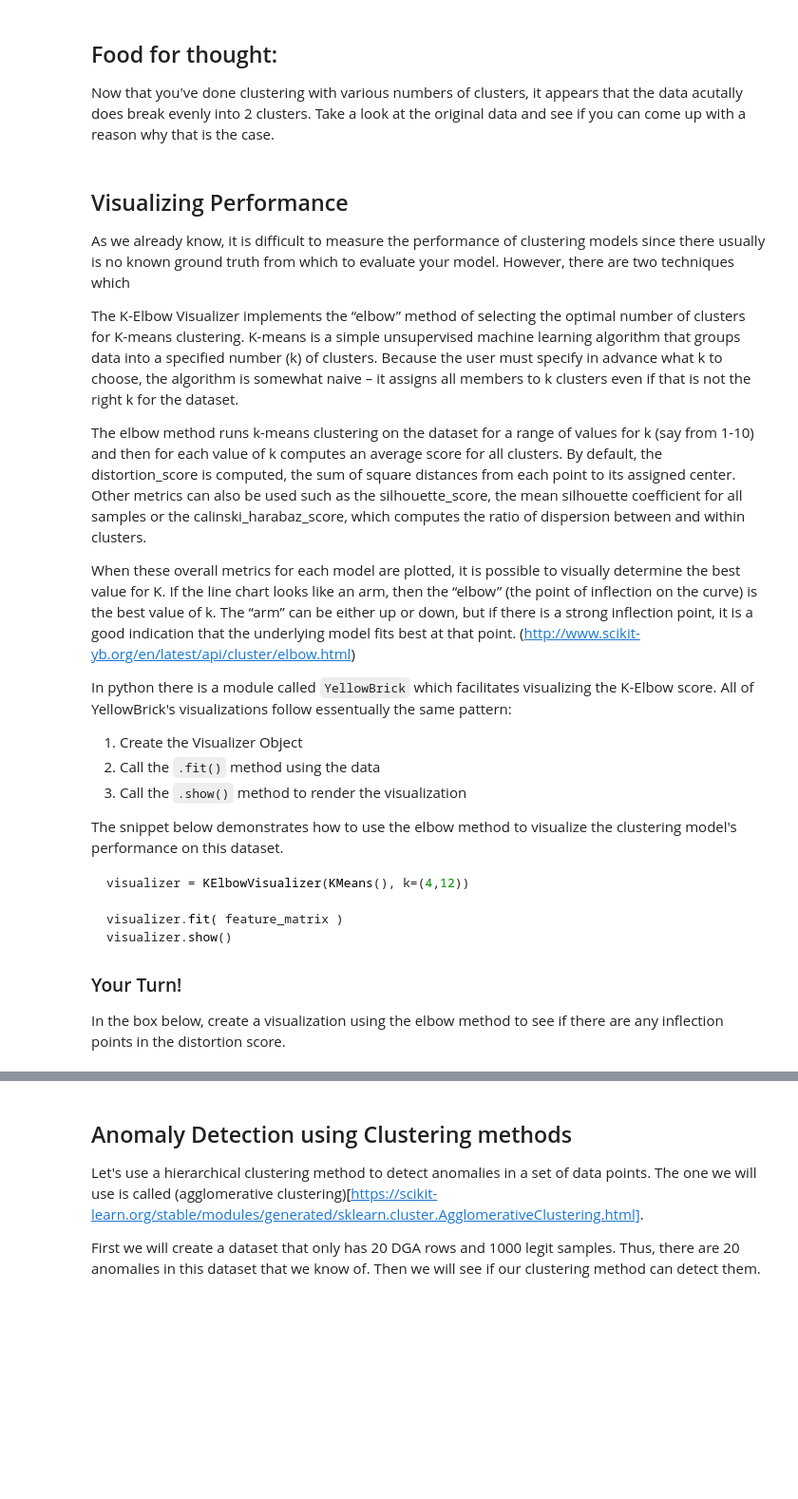
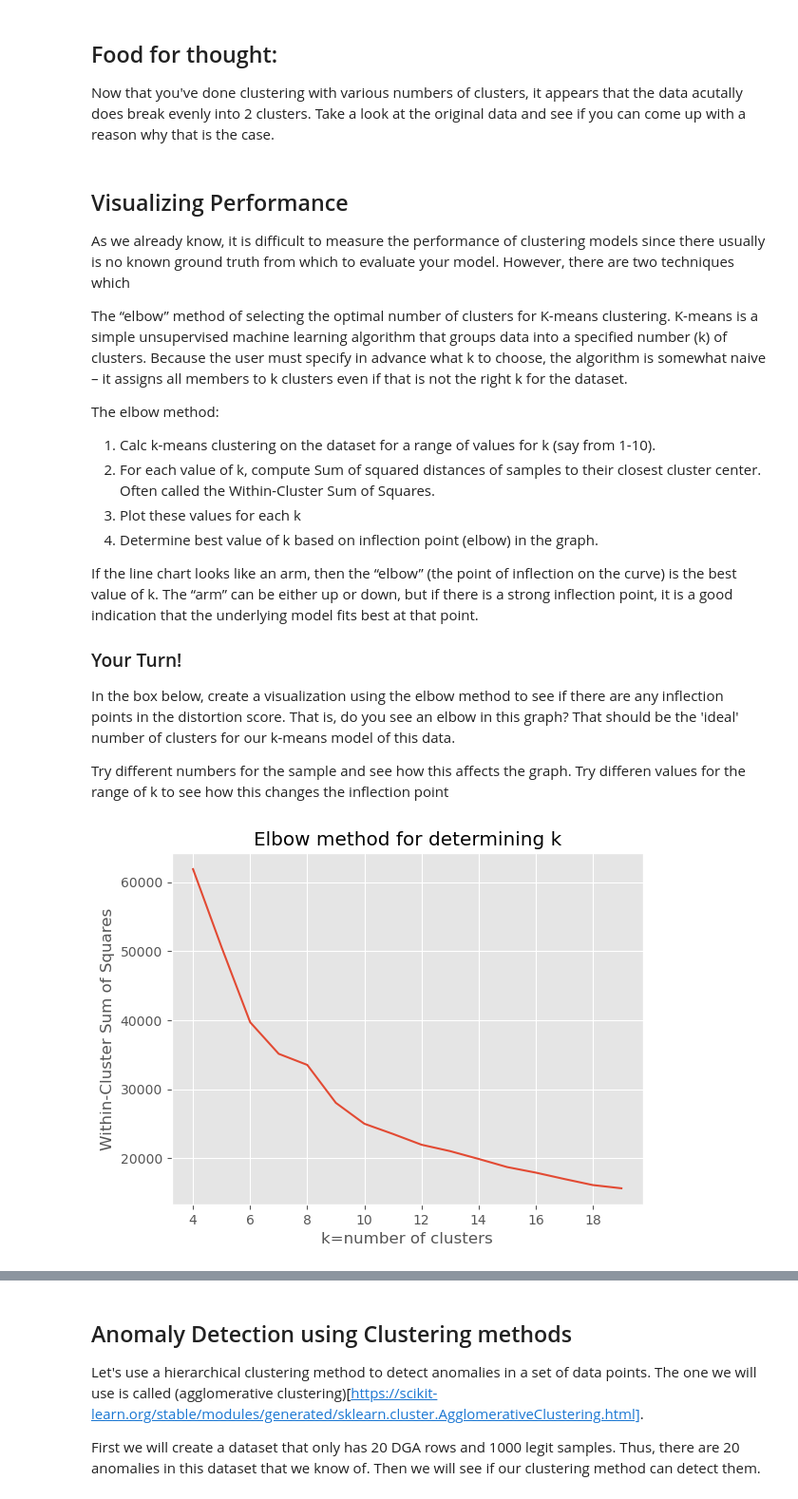
Before and after one commit to gtkcyber/ads_blackhat_2025, a Jupyter notebook: answers/Worksheet 6.0 - Clustering - Answers.ipynb, the cells around one changed output, grey strips where cells are left out. Shown: that part at 95% size. Saved outputs shown, nothing was run; the diff lists cells and outputs as text; code cells hidden in the pictures; blank space fills up the shorter version.

Commit message:
fixed elbow

````diff
--- a/answers/Worksheet 6.0 - Clustering - Answers.ipynb
+++ b/answers/Worksheet 6.0 - Clustering - Answers.ipynb
@@ -261,25 +270,33 @@ Now that you've done clustering with various numbers of clusters, it appears tha
 ## Visualizing Performance
 As we already know, it is difficult to measure the performance of clustering models since there usually is no known ground truth from which to evaluate your model.  However, there are two techniques which
 
-The K-Elbow Visualizer implements the “elbow” method of selecting the optimal number of clusters for K-means clustering. K-means is a simple unsupervised machine learning algorithm that groups data into a specified number (k) of clusters. Because the user must specify in advance what k to choose, the algorithm is somewhat naive – it assigns all members to k clusters even if that is not the right k for the dataset.
+The “elbow” method of selecting the optimal number of clusters for K-means clustering. K-means is a simple unsupervised machine learning algorithm that groups data into a specified number (k) of clusters. Because the user must specify in advance what k to choose, the algorithm is somewhat naive – it assigns all members to k clusters even if that is not the right k for the dataset.
 
-The elbow method runs k-means clustering on the dataset for a range of values for k (say from 1-10) and then for each value of k computes an average score for all clusters. By default, the distortion_score is computed, the sum of square distances from each point to its assigned center. Other metrics can also be used such as the silhouette_score, the mean silhouette coefficient for all samples or the calinski_harabaz_score, which computes the ratio of dispersion between and within clusters.
+The elbow method:
+1. Calc k-means clustering on the dataset for a range of values for k (say from 1-10).
+2. For each value of k, compute Sum of squared distances of samples to their closest cluster center. Often called the Within-Cluster Sum of Squares.
+3. Plot these values for each k
+4. Determine best value of k based on inflection point (elbow) in the graph.
 
-When these overall metrics for each model are plotted, it is possible to visually determine the best value for K. If the line chart looks like an arm, then the “elbow” (the point of inflection on the curve) is the best value of k. The “arm” can be either up or down, but if there is a strong inflection point, it is a good indication that the underlying model fits best at that point. (http://www.scikit-yb.org/en/latest/api/cluster/elbow.html)
+If the line chart looks like an arm, then the “elbow” (the point of inflection on the curve) is the best value of k. The “arm” can be either up or down, but if there is a strong inflection point, it is a good indication that the underlying model fits best at that point.
 
-In python there is a module called `YellowBrick` which facilitates visualizing the K-Elbow score.  All of YellowBrick's visualizations follow essentually the same pattern:
-
-1.  Create the Visualizer Object
-2.  Call the `.fit()` method using the data
-3.  Call the `.show()` method to render the visualization
-
-The snippet below demonstrates how to use the elbow method to visualize the clustering model's performance on this dataset.
-```python
-visualizer = KElbowVisualizer(KMeans(), k=(4,12))
-
-visualizer.fit( feature_matrix )
-visualizer.show()
-```
 
 ### Your Turn!
-In the box below, create a visualization using the elbow method to see if there are any inflection points in the distortion score.
+In the box below, create a visualization using the elbow method to see if there are any inflection points in the distortion score. That is, do you see an elbow in this graph? That should be the 'ideal' number of clusters for our k-means model of this data.
+
+Try different numbers for the sample and see how this affects the graph.
+Try differen values for the range of k to see how this changes the inflection point
+# %%
+WCSS=[]
+for i in range(4,20):
+  kmeans=KMeans(n_clusters=i,init='k-means++')
+  kmeans.fit(final_data[scaled_feature_columns].sample(50000))
+  WCSS.append(kmeans.inertia_)
+WCSS
+
+plt.plot(range(4,20),WCSS);
+plt.ylabel('Within-Cluster Sum of Squares')
+plt.xlabel('k=number of clusters')
+plt.title('Elbow method for determining k');
+# %% [output]
+[figure, added]
````
Also changed, not shown: parts of 18 cells of this notebook.
